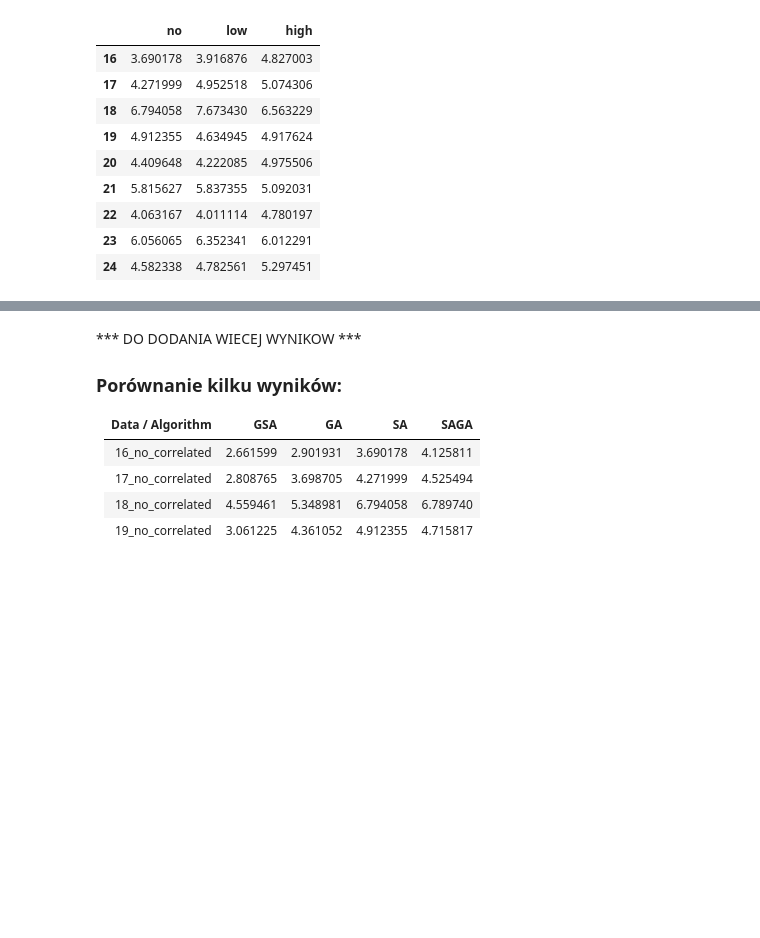
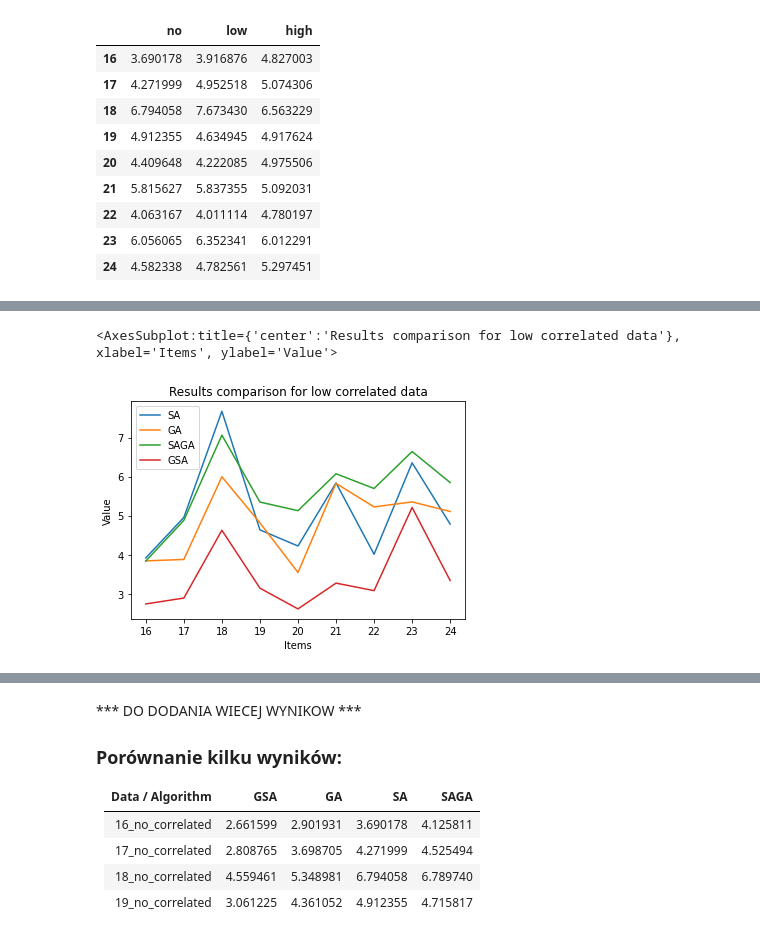
Before and after one commit to Vergenter/mswum, a Jupyter notebook: raport.ipynb, the cells around one changed output, grey strips where cells are left out. Cells and saved outputs as stored; diff of their text form; code cells hidden in the pictures; blank space fills up the shorter version.

```diff
--- a/raport.ipynb
+++ b/raport.ipynb
@@ -280,0 +340,6 @@ df_SA.head(9)
+# %%
+df_low = concat([df_SA['low'].rename("SA"),df_GA['low'].rename("GA"),df_SAGA['low'].rename("SAGA"), df_GSA['low'].rename("GSA")],axis=1)
+df_low.plot(title="Results comparison for low correlated data", xlabel="Items", ylabel="Value")
+# %% [output]
+<AxesSubplot:title={'center':'Results comparison for low correlated data'}, xlabel='Items', ylabel='Value'>
+[figure, added]
```
Also changed, not shown: parts of 12 cells of this notebook.
